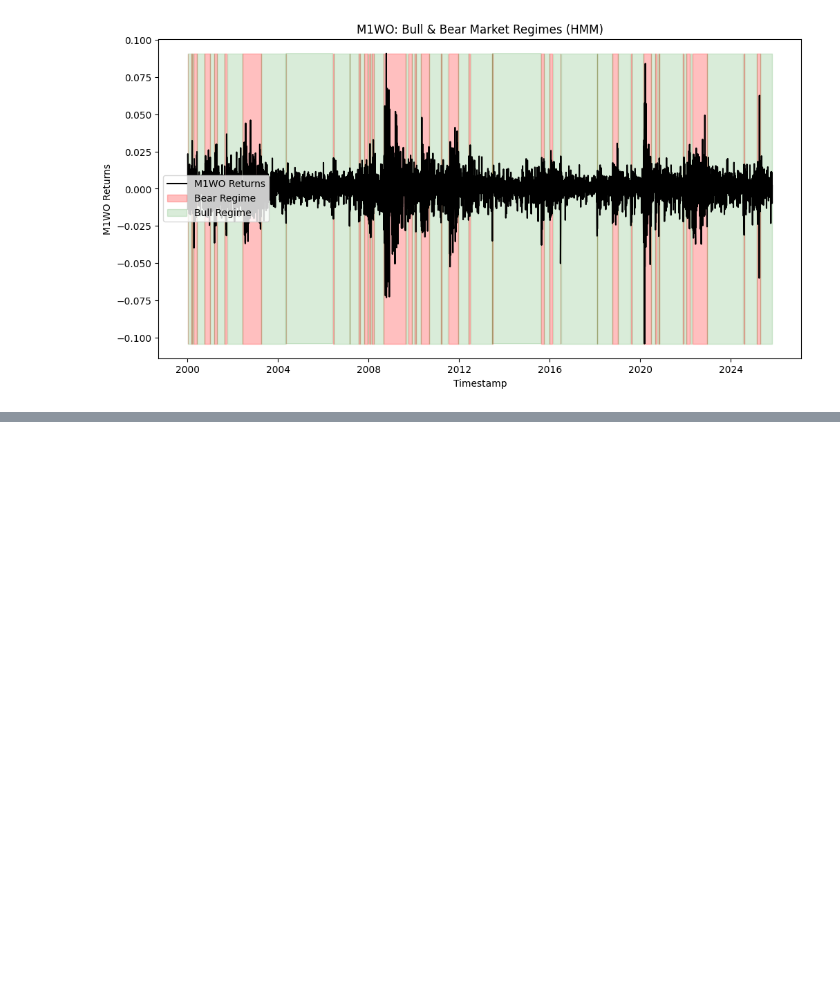
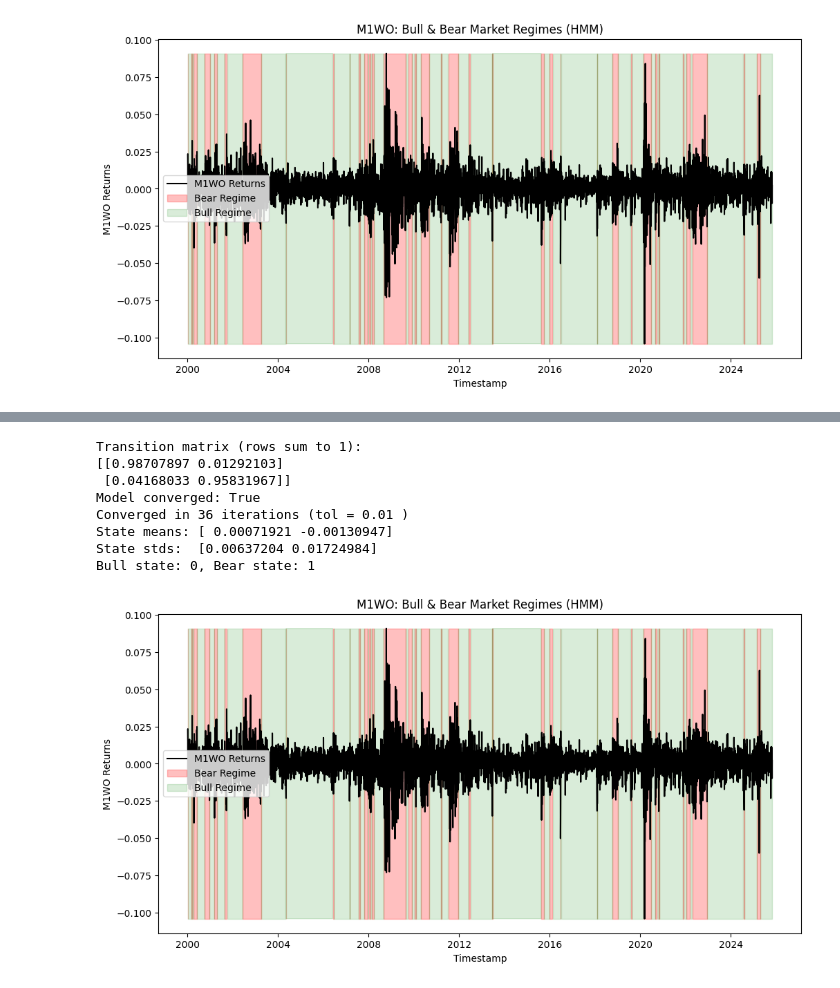
Before and after one commit to KiliTili/Masterarbeit, a Jupyter notebook: Notebooks/EDA/hmm_horizons.ipynb, the cells around one changed output, grey strips where cells are left out. Drawn from its saved outputs; the diff is of its cells as text; code cells hidden in the pictures; blank space fills up the shorter version.

```diff
--- a/Notebooks/EDA/hmm_horizons.ipynb
+++ b/Notebooks/EDA/hmm_horizons.ipynb
@@ -166,2 +249,14 @@ Bull state: 0, Bear state: 1
+# %%
+df = dp.create_classification_data(quiet=False, random_state=2232)
+# %% [output]
+Transition matrix (rows sum to 1):
+[[0.98707897 0.01292103]
+ [0.04168033 0.95831967]]
+Model converged: True
+Converged in 36 iterations (tol = 0.01 )
+State means: [ 0.00071921 -0.00130947]
+State stds:  [0.00637204 0.01724984]
+Bull state: 0, Bear state: 1
+[figure, added]
 # %%
 returns = df_diff[variable].to_numpy().reshape(-1, 1)
```
Also changed, not shown: parts of 11 cells of this notebook, 2 other files.
